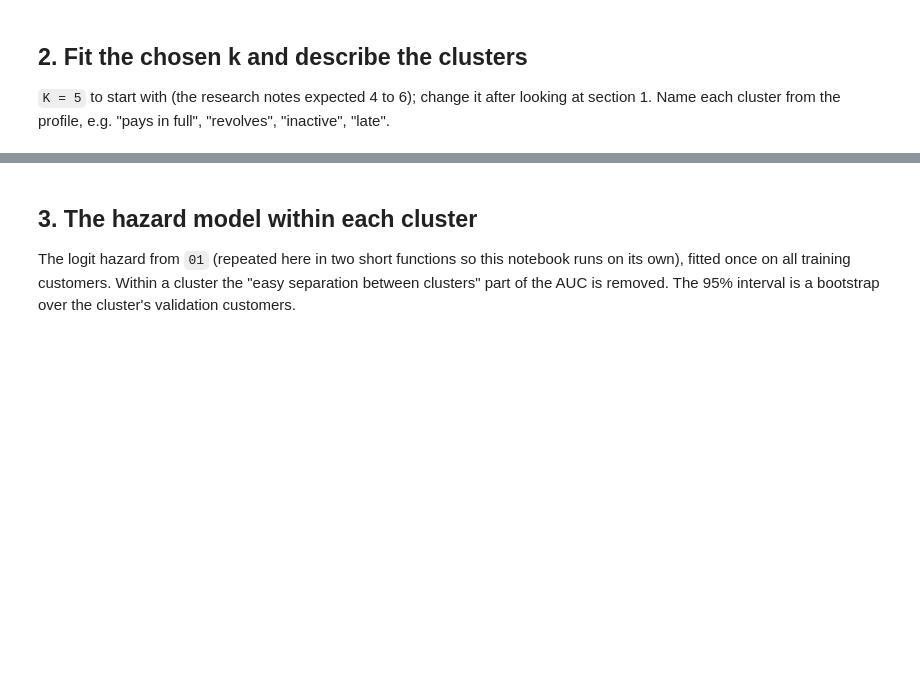
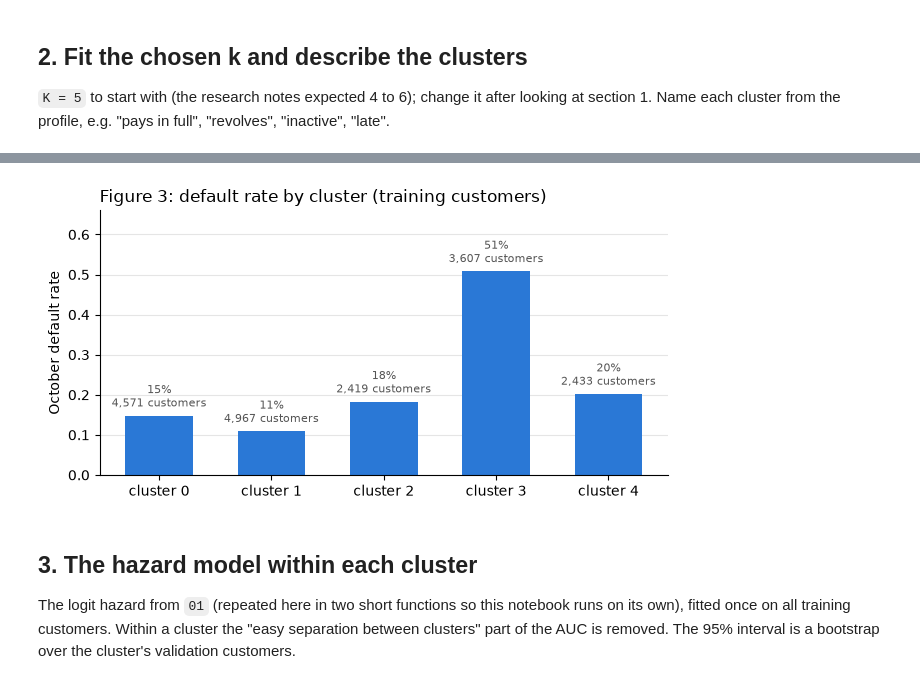
Before and after one commit to Oscar339/dst-sprint1, a Jupyter notebook: Alex/modelling/02-clustering.ipynb, the cells around one changed output, grey strips where cells are left out. Drawn from its saved outputs; the diff is of its cells as text; code cells hidden in the pictures; blank space fills up the shorter version.

```diff
--- a/Alex/modelling/02-clustering.ipynb
+++ b/Alex/modelling/02-clustering.ipynb
@@ -71,17 +98,20 @@ profile.round(2)
 # %%
 fig, ax = plt.subplots(figsize=(6.5, 3.4))
 ax.bar(profile.index, profile["default rate (Oct)"], width=0.6, color="#2a78d6")
 for c, (rate, n) in profile[["default rate (Oct)", "customers"]].iterrows():
-    ax.annotate(f"{rate:.0%}\n{n:,} customers", (c, rate), xytext=(0, 4), textcoords="offset points",
+    ax.annotate(f"{rate:.0%}\n{int(n):,} customers", (c, rate), xytext=(0, 4), textcoords="offset points",
                 ha="center", va="bottom", fontsize=8, color="#555555")
 ax.set_xticks(profile.index, [f"cluster {c}" for c in profile.index])
 ax.set_ylabel("October default rate")
 ax.set_ylim(0, profile["default rate (Oct)"].max() * 1.3)
 ax.set_title("Figure 3: default rate by cluster (training customers)", loc="left")
 ax.spines[["top", "right"]].set_visible(False)
 ax.grid(axis="y", color="#e5e5e5")
+ax.set_axisbelow(True)
 fig.tight_layout()
 plt.show()
+# %% [output]
+[figure, added]
 # %% [markdown]
 ## 3. The hazard model within each cluster
 
```
Also changed, not shown: parts of 5 cells of this notebook, 1 other file.
